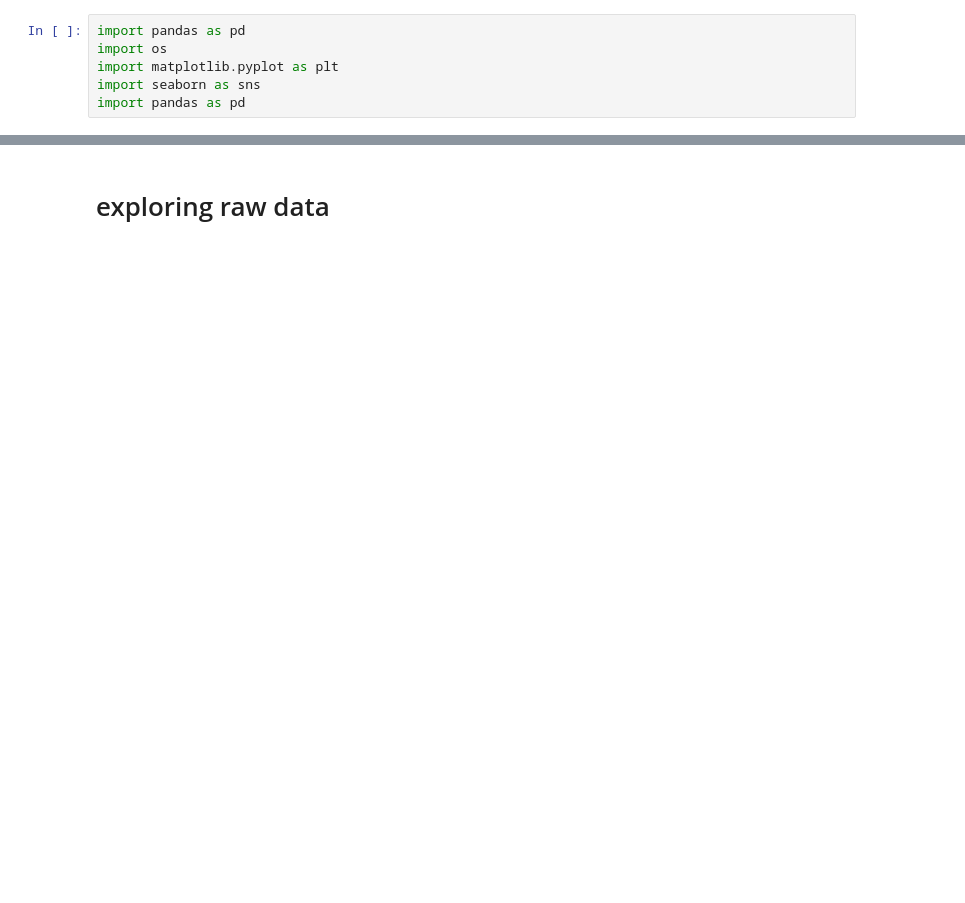
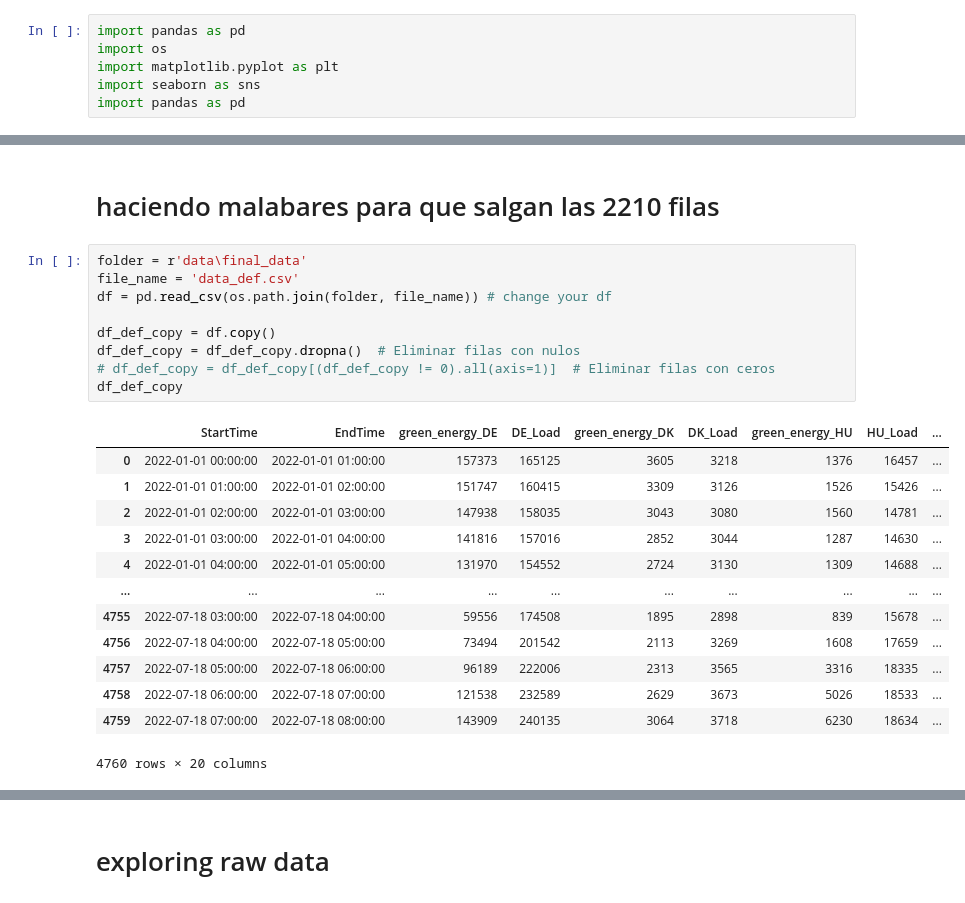
Before and after one commit to arturofredes/SchneiderHackathon_UBEcoFriends, a Jupyter notebook: pruebas.ipynb, the cells around one changed output, grey strips where cells are left out. Drawn from its saved outputs; the diff is of its cells as text; blank space fills up the shorter version.

Commit message:
just some malabares

```diff
--- a/pruebas.ipynb
+++ b/pruebas.ipynb
@@ -36,0 +67,25 @@ df
+# %% [markdown]
+# haciendo malabares para que salgan las 2210 filas
+# %%
+folder = r'data\final_data'
+file_name = 'data_def.csv'
+df = pd.read_csv(os.path.join(folder, file_name)) # change your df
+
+df_def_copy = df.copy()
+df_def_copy = df_def_copy.dropna()  # Eliminar filas con nulos
+# df_def_copy = df_def_copy[(df_def_copy != 0).all(axis=1)]  # Eliminar filas con ceros
+df_def_copy
+# %% [output]
+|  | StartTime | EndTime | green_energy_DE | DE_Load | green_energy_DK | DK_Load | green_energy_HU | HU_Load | ... |
+| 0 | 2022-01-01 00:00:00 | 2022-01-01 01:00:00 | 157373 | 165125 | 3605 | 3218 | 1376 | 16457 | ... |
+| 1 | 2022-01-01 01:00:00 | 2022-01-01 02:00:00 | 151747 | 160415 | 3309 | 3126 | 1526 | 15426 | ... |
+| 2 | 2022-01-01 02:00:00 | 2022-01-01 03:00:00 | 147938 | 158035 | 3043 | 3080 | 1560 | 14781 | ... |
+| 3 | 2022-01-01 03:00:00 | 2022-01-01 04:00:00 | 141816 | 157016 | 2852 | 3044 | 1287 | 14630 | ... |
+| 4 | 2022-01-01 04:00:00 | 2022-01-01 05:00:00 | 131970 | 154552 | 2724 | 3130 | 1309 | 14688 | ... |
+| ... | ... | ... | ... | ... | ... | ... | ... | ... | ... |
+| 4755 | 2022-07-18 03:00:00 | 2022-07-18 04:00:00 | 59556 | 174508 | 1895 | 2898 | 839 | 15678 | ... |
+| 4756 | 2022-07-18 04:00:00 | 2022-07-18 05:00:00 | 73494 | 201542 | 2113 | 3269 | 1608 | 17659 | ... |
+| 4757 | 2022-07-18 05:00:00 | 2022-07-18 06:00:00 | 96189 | 222006 | 2313 | 3565 | 3316 | 18335 | ... |
+| 4758 | 2022-07-18 06:00:00 | 2022-07-18 07:00:00 | 121538 | 232589 | 2629 | 3673 | 5026 | 18533 | ... |
+| 4759 | 2022-07-18 07:00:00 | 2022-07-18 08:00:00 | 143909 | 240135 | 3064 | 3718 | 6230 | 18634 | ... |
+4760 rows × 20 columns
```
Also changed, not shown: parts of 8 cells of this notebook, 5 other files.
